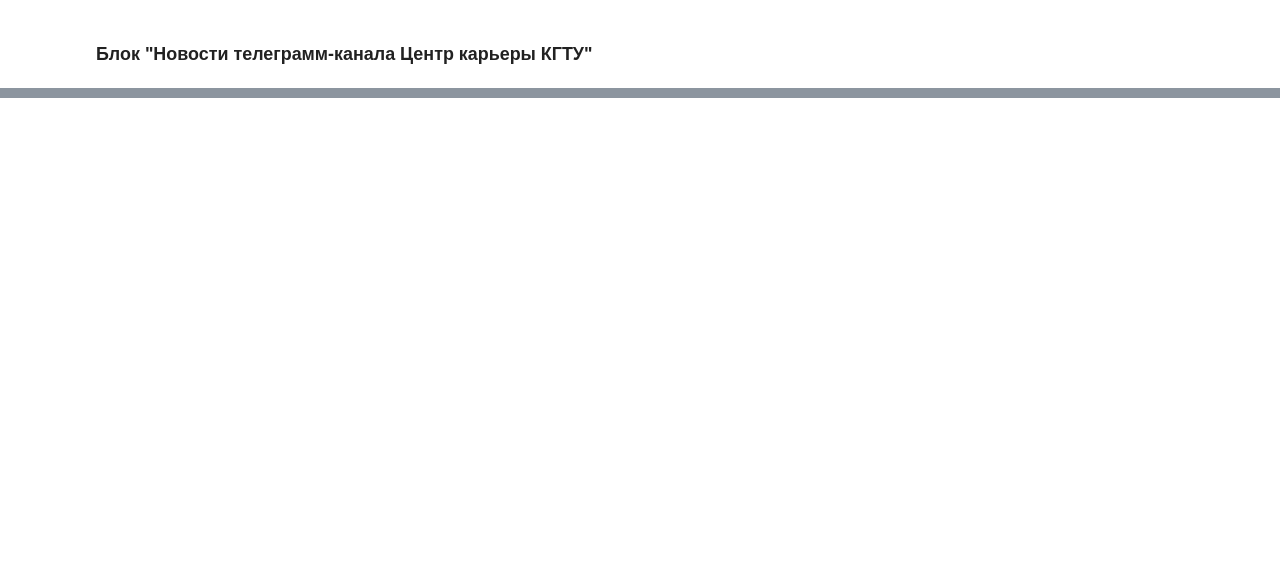
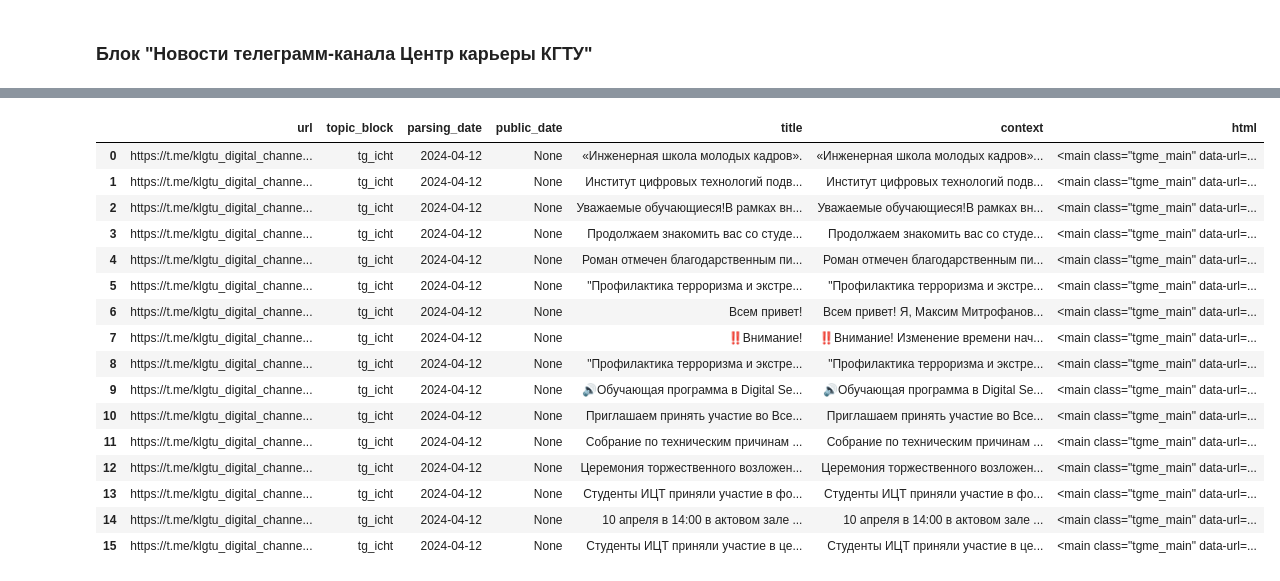
Before and after one commit to MaksimShiriaev/KGTU-parsing, a Jupyter notebook: Parsing/parsing.ipynb, the cells around one changed output, grey strips where cells are left out. Saved outputs shown, nothing was run; the diff lists cells and outputs as text; code cells hidden in the pictures; blank space fills up the shorter version.

```diff
--- a/Parsing/parsing.ipynb
+++ b/Parsing/parsing.ipynb
@@ -377,0 +407,22 @@ programms_df.to_json('parsing_tg_career.json', orient='records', force_ascii=Fal
+# %%
+programms_df = pd.DataFrame(Telegram_parser_icht.df)
+# %%
+programms_df.head(50)
+# %% [output]
+|  | url | topic_block | parsing_date | public_date | title | context | html |
+| 0 | https://t.me/klgtu_digital_channe... | tg_icht | 2024-04-12 | None | «Инженерная школа молодых кадров». | «Инженерная школа молодых кадров»... | <main class="tgme_main" data-url=... |
+| 1 | https://t.me/klgtu_digital_channe... | tg_icht | 2024-04-12 | None | Институт цифровых технологий подв... | Институт цифровых технологий подв... | <main class="tgme_main" data-url=... |
+| 2 | https://t.me/klgtu_digital_channe... | tg_icht | 2024-04-12 | None | Уважаемые обучающиеся!В рамках вн... | Уважаемые обучающиеся!В рамках вн... | <main class="tgme_main" data-url=... |
+| 3 | https://t.me/klgtu_digital_channe... | tg_icht | 2024-04-12 | None | Продолжаем знакомить вас со студе... | Продолжаем знакомить вас со студе... | <main class="tgme_main" data-url=... |
+| 4 | https://t.me/klgtu_digital_channe... | tg_icht | 2024-04-12 | None | Роман отмечен благодарственным пи... | Роман отмечен благодарственным пи... | <main class="tgme_main" data-url=... |
+| 5 | https://t.me/klgtu_digital_channe... | tg_icht | 2024-04-12 | None | "Профилактика терроризма и экстре... | "Профилактика терроризма и экстре... | <main class="tgme_main" data-url=... |
+| 6 | https://t.me/klgtu_digital_channe... | tg_icht | 2024-04-12 | None | Всем привет! | Всем привет! Я, Максим Митрофанов... | <main class="tgme_main" data-url=... |
+| 7 | https://t.me/klgtu_digital_channe... | tg_icht | 2024-04-12 | None | ‼️Внимание! | ‼️Внимание! Изменение времени нач... | <main class="tgme_main" data-url=... |
+| 8 | https://t.me/klgtu_digital_channe... | tg_icht | 2024-04-12 | None | "Профилактика терроризма и экстре... | "Профилактика терроризма и экстре... | <main class="tgme_main" data-url=... |
+| 9 | https://t.me/klgtu_digital_channe... | tg_icht | 2024-04-12 | None | 🔊Обучающая программа в Digital Se... | 🔊Обучающая программа в Digital Se... | <main class="tgme_main" data-url=... |
+| 10 | https://t.me/klgtu_digital_channe... | tg_icht | 2024-04-12 | None | Приглашаем принять участие во Все... | Приглашаем принять участие во Все... | <main class="tgme_main" data-url=... |
+| 11 | https://t.me/klgtu_digital_channe... | tg_icht | 2024-04-12 | None | Собрание по техническим причинам ... | Собрание по техническим причинам ... | <main class="tgme_main" data-url=... |
+| 12 | https://t.me/klgtu_digital_channe... | tg_icht | 2024-04-12 | None | Церемония торжественного возложен... | Церемония торжественного возложен... | <main class="tgme_main" data-url=... |
+| 13 | https://t.me/klgtu_digital_channe... | tg_icht | 2024-04-12 | None | Студенты ИЦТ приняли участие в фо... | Студенты ИЦТ приняли участие в фо... | <main class="tgme_main" data-url=... |
+| 14 | https://t.me/klgtu_digital_channe... | tg_icht | 2024-04-12 | None | 10 апреля в 14:00 в актовом зале ... | 10 апреля в 14:00 в актовом зале ... | <main class="tgme_main" data-url=... |
+| 15 | https://t.me/klgtu_digital_channe... | tg_icht | 2024-04-12 | None | Студенты ИЦТ приняли участие в це... | Студенты ИЦТ приняли участие в це... | <main class="tgme_main" data-url=... |
```
Also changed, not shown: parts of 28 cells of this notebook, 6 other files.
